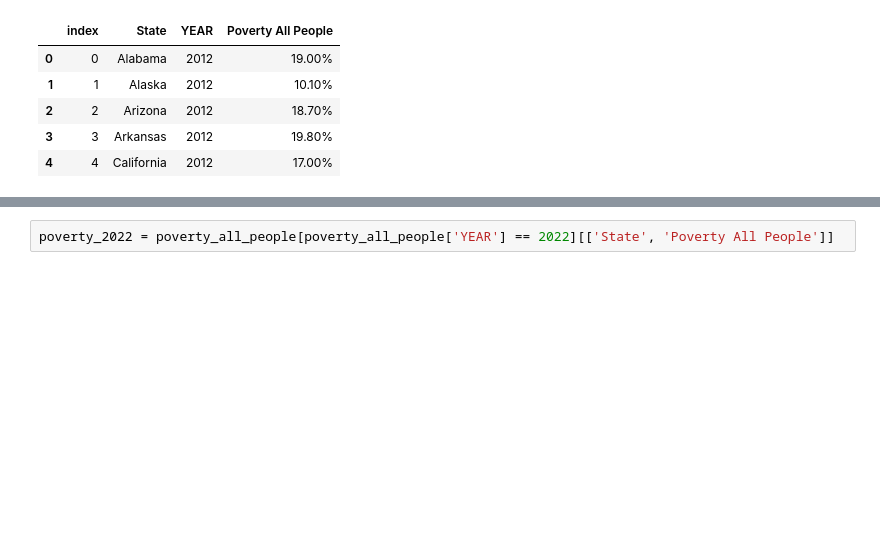
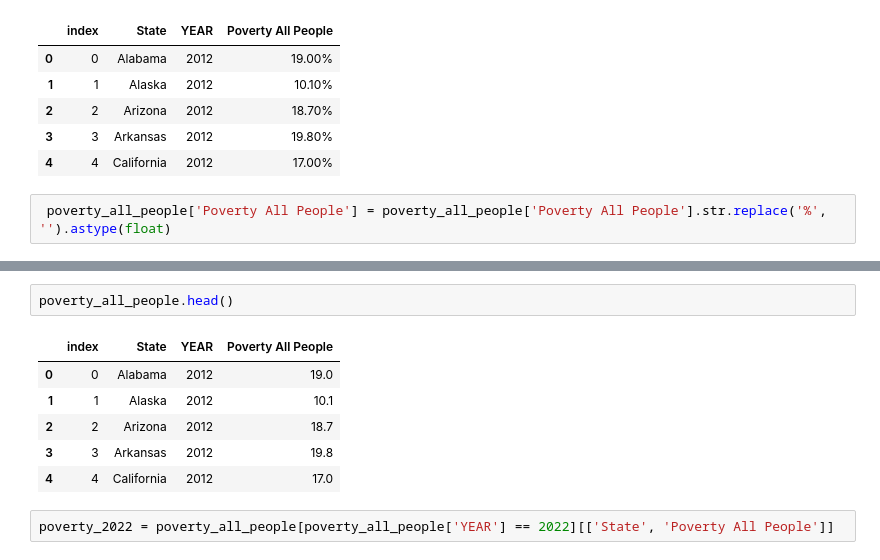
Before and after one commit to KinishaF/edible_vs_ornamental, a Jupyter notebook: Scripts/comparison_edible_ornamental.ipynb, the cells around one changed output, grey strips where cells are left out. Cells and saved outputs as stored; diff of their text form; blank space fills up the shorter version.

```diff
--- a/Scripts/comparison_edible_ornamental.ipynb
+++ b/Scripts/comparison_edible_ornamental.ipynb
@@ -963,3 +932,5 @@ poverty_all_people.head()
 | 2 | 2 | Arizona | 2012 | 18.70% |
 | 3 | 3 | Arkansas | 2012 | 19.80% |
 | 4 | 4 | California | 2012 | 17.00% |
+# %%
+ poverty_all_people['Poverty All People'] = poverty_all_people['Poverty All People'].str.replace('%', '').astype(float)
@@ -966,3 +946,12 @@ poverty_all_people.head()
+# %%
+poverty_all_people.head()
+# %% [output]
+|  | index | State | YEAR | Poverty All People |
+| 0 | 0 | Alabama | 2012 | 19.0 |
+| 1 | 1 | Alaska | 2012 | 10.1 |
+| 2 | 2 | Arizona | 2012 | 18.7 |
+| 3 | 3 | Arkansas | 2012 | 19.8 |
+| 4 | 4 | California | 2012 | 17.0 |
 # %%
 poverty_2022 = poverty_all_people[poverty_all_people['YEAR'] == 2022][['State', 'Poverty All People']]
 # %%
```
Also changed, not shown: parts of 14 cells of this notebook.
